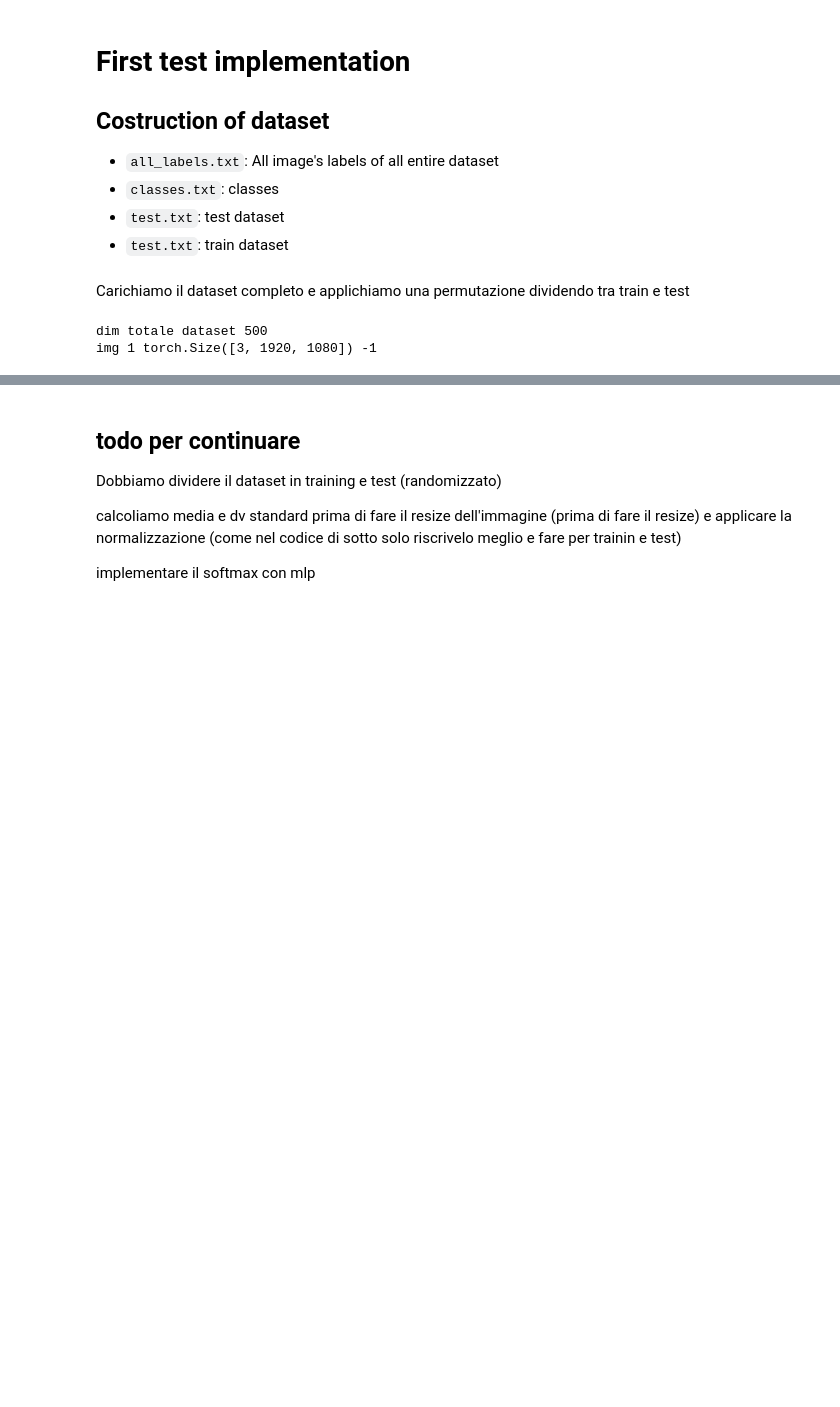
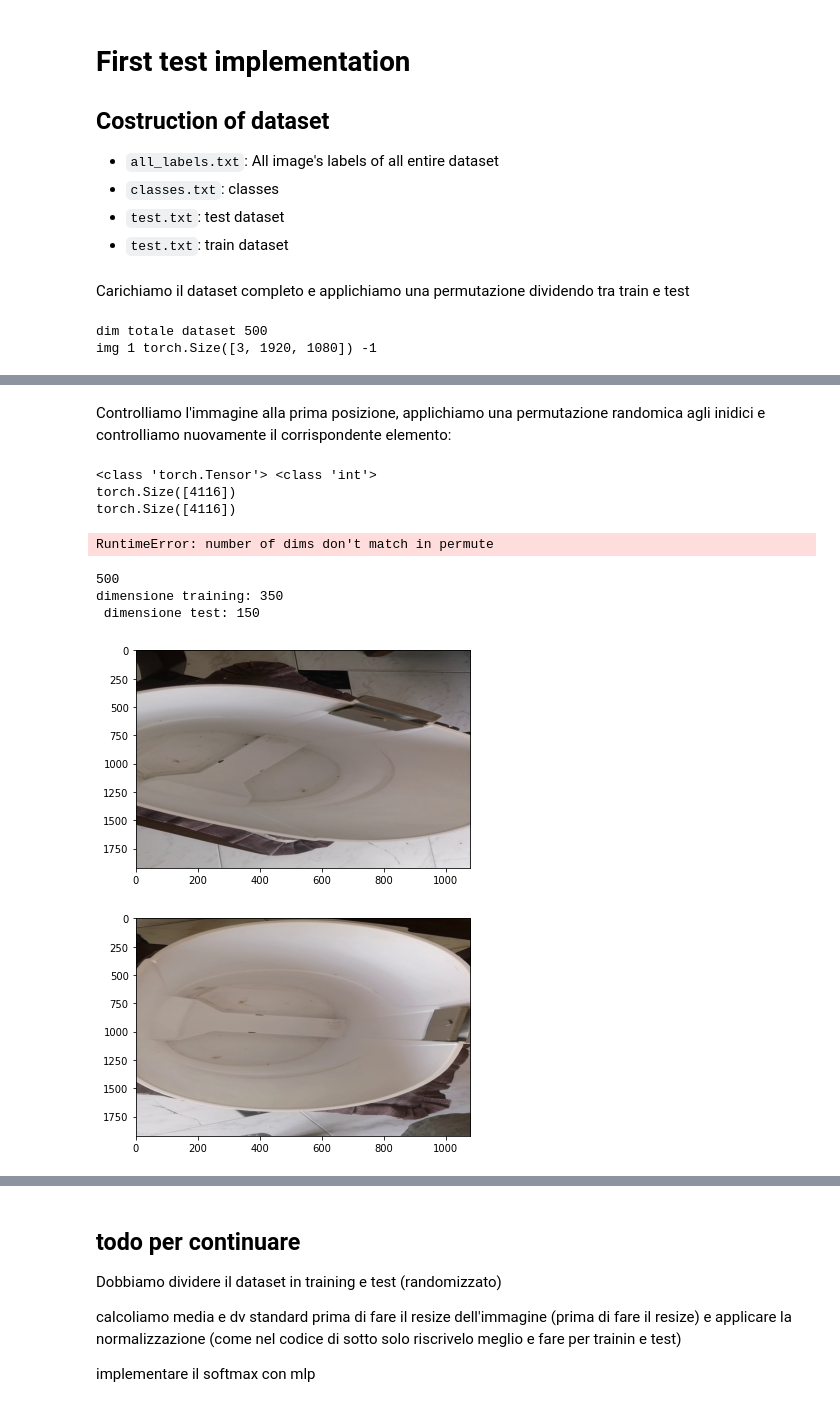
Before and after one commit to khalld/trashbin-classifier, a Jupyter notebook: project/code.ipynb, the cells around one changed output, grey strips where cells are left out. Drawn from its saved outputs; the diff is of its cells as text; code cells hidden in the pictures; blank space fills up the shorter version.

```diff
--- a/project/code.ipynb
+++ b/project/code.ipynb
@@ -88,0 +115,37 @@ img 1 torch.Size([3, 1920, 1080]) -1
+# %% [markdown]
+Controlliamo l'immagine alla prima posizione, applichiamo una permutazione randomica agli inidici e controlliamo nuovamente il corrispondente elemento:
+# %%
+
+print(type(dataset_norm[0]['image']), type(dataset_norm[0]['label']))
+
+print(dataset_norm[0]['image'].shape)
+
+plt.imshow((dataset_norm[0]['image']).permute(1, 2, 0),aspect="auto")
+plt.xlabel(dataset_norm[0]['label'])
+plt.show()
+
+# permutazione randomica del dataset
+dataset_norm.__random__() ## si deve fare dopo
+
+print(dataset_norm[0]['image'].shape, type(dataset_norm[0]['image']))
+plt.imshow(dataset_norm[0]['image'].permute(1, 2, 0),aspect="auto")
+plt.xlabel(dataset_norm[0]['label'])
+plt.show()
+# %% [output]
+<class 'torch.Tensor'> <class 'int'>
+torch.Size([4116])
+torch.Size([4116])
+RuntimeError: number of dims don't match in permute
+# %%
+from sklearn.model_selection import train_test_split
+
+print(dataset.__len__())
+# print(dataset[0]['image'].shape, dataset[0]['label'])
+
+training_data,test_data = train_test_split(dataset, test_size=150, train_size=350, random_state=None, shuffle=True, stratify=None)
+# %% [output]
+500
+dimensione training: 350
+ dimensione test: 150
+[figure, added]
+[figure, added]
```
Also changed, not shown: parts of 9 cells of this notebook.
